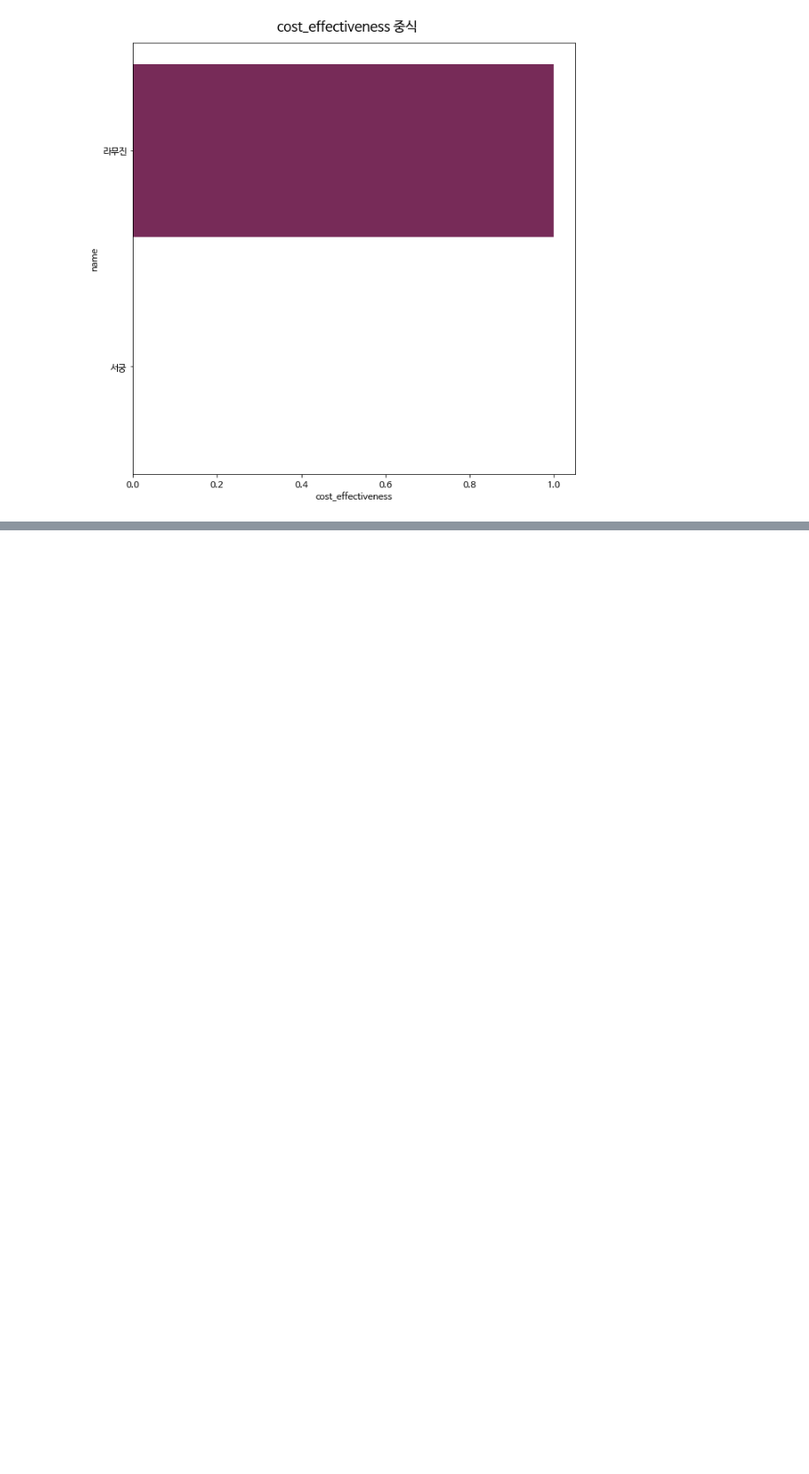
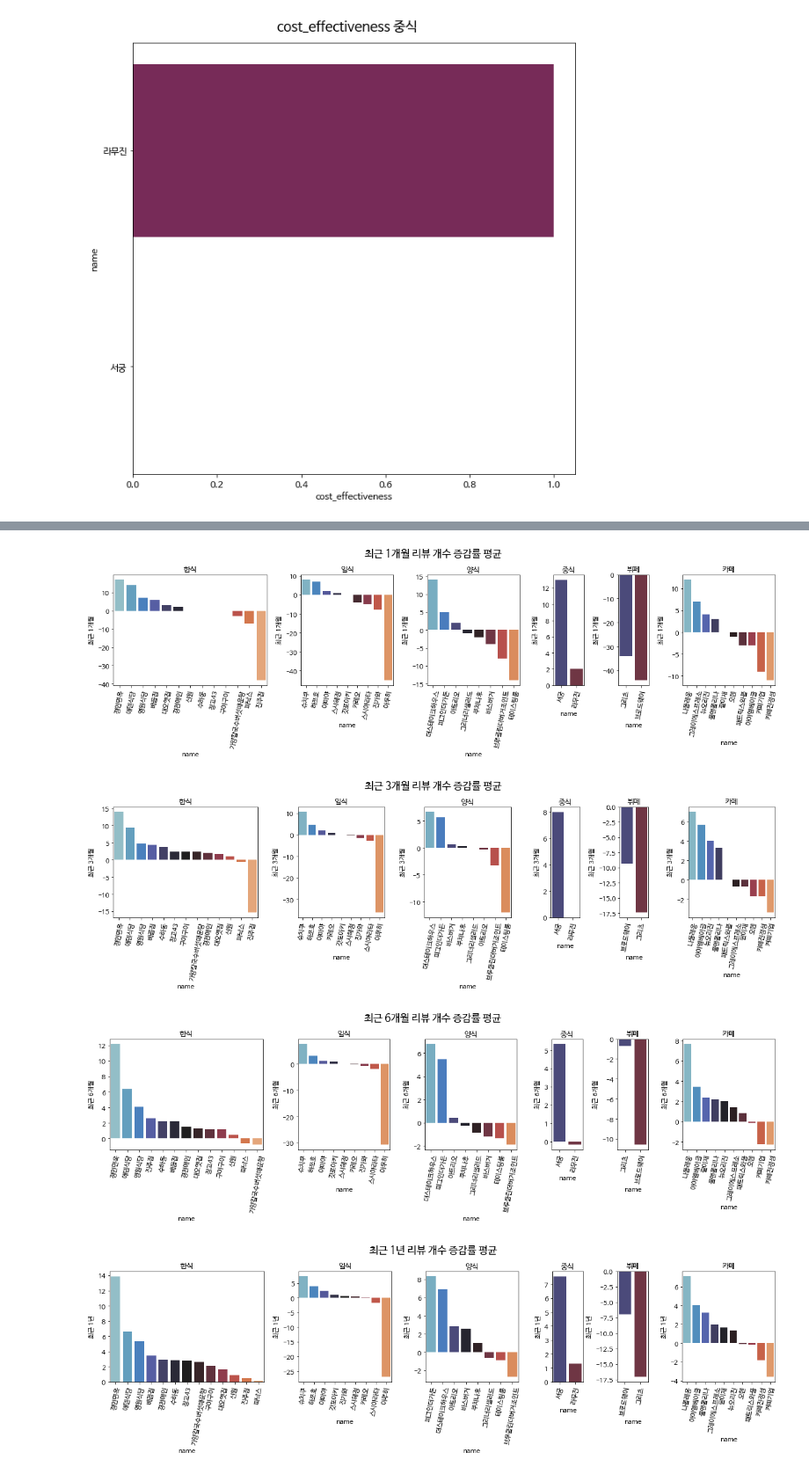
Before and after one commit to Edwardkim0/RealTastySpot, a Jupyter notebook: code/data_preprocessing.ipynb, the cells around one changed output, grey strips where cells are left out. Shown at 88% size. Saved outputs shown, nothing was run; the diff lists cells and outputs as text; code cells hidden in the pictures; blank space fills up the shorter version.

```diff
--- a/code/data_preprocessing.ipynb
+++ b/code/data_preprocessing.ipynb
@@ -948,0 +1265,6 @@ for cat in feature_data.New_category.unique():
+# %%
+review_count_time_grad =review_count_time.copy()
+# %%
+review_count_time_grad.iloc[:, 2:] = review_count_time_grad.iloc[:, 1:].diff(axis=1).iloc[:, 1:]
+# %%
+review_count_time_grad = review_count_time_grad.drop('2019.08.02~2019.09.02', axis=1)
@@ -948,0 +1282,33 @@ for cat in feature_data.New_category.unique():
+# %%
+count_temp = pd.merge(feature_data[['name', 'New_category']], review_count_time_grad, on='name').reset_index(drop=True)
+# %%
+for period in ['최근 1개월', '최근 3개월', '최근 6개월', '최근 1년']:
+    cols = count_temp.shape[1]
+    if '1개월' in period:
+        count_temp[period] = count_temp.iloc[:,cols-1:cols].mean(axis=1)
+    elif '3개월' in period:
+        count_temp[period] = count_temp.iloc[:,cols-3:cols].mean(axis=1)
+    elif '6개월' in period:
+        count_temp[period] = count_temp.iloc[:,cols-6:cols].mean(axis=1)
+    else:
+        count_temp[period] = count_temp.iloc[:,cols-6:cols].mean(axis=1)
+    count_temp = count_temp.sort_values(['New_category', period], ascending=False).reset_index(drop=True)
+#     fig, ax = plt.subplots(1,10)
+    fig, ax = plt.subplots(1, 6,
+                       gridspec_kw={
+                           'width_ratios': [5,3,3,1,1,3]})
+    fig.set_size_inches(17,5)
+#     ax = plt.subplot2grid((2, 2), (0, 0))
+    for i, cat in enumerate(['한식', '일식', '양식', '중식', '뷔페', '카페']):
+        fig.suptitle(f'{period} 리뷰 개수 증감률 평균', size=18, y=1.05)
+        sns.barplot('name', period, data=count_temp[count_temp['New_category']==cat], palette='icefire', ax=ax[i])
+        ax[i].set_title(f'{cat}', size=13)
+    #     ax = sns.barplot('New_category', period, hue='name', data=score_temp, palette='icefire')
+        ax[i].set_xticklabels(ax[i].get_xticklabels(), rotation=80)
+    fig.tight_layout()
+    plt.savefig(f'../data/리뷰증감률/{period} 리뷰 개수 증감률 평균.png', dpi=300)
+# %% [output]
+[figure, added]
+[figure, added]
+[figure, added]
+[figure, added]
```
Also changed, not shown: parts of 32 cells of this notebook, 16 other files.
